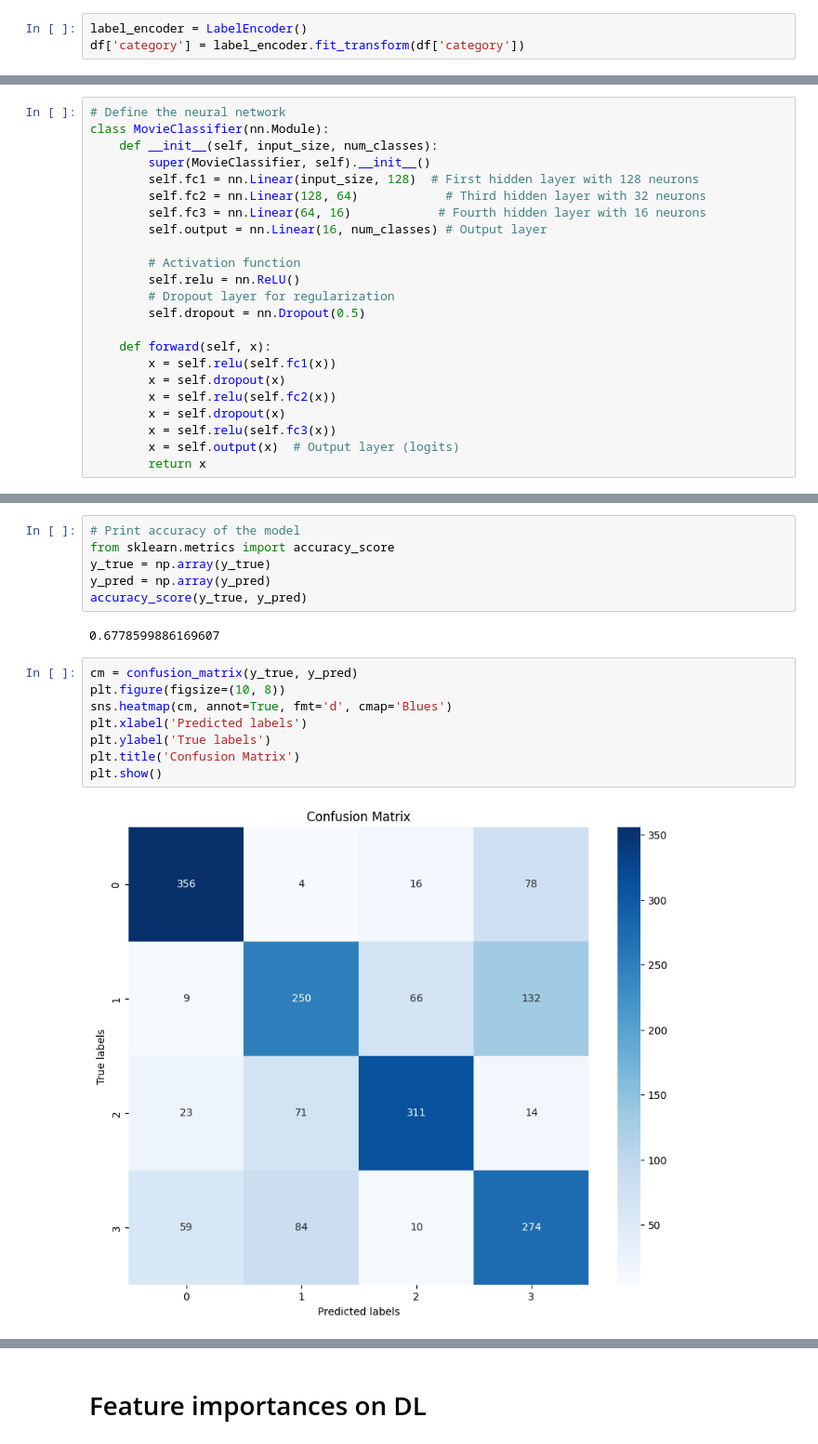
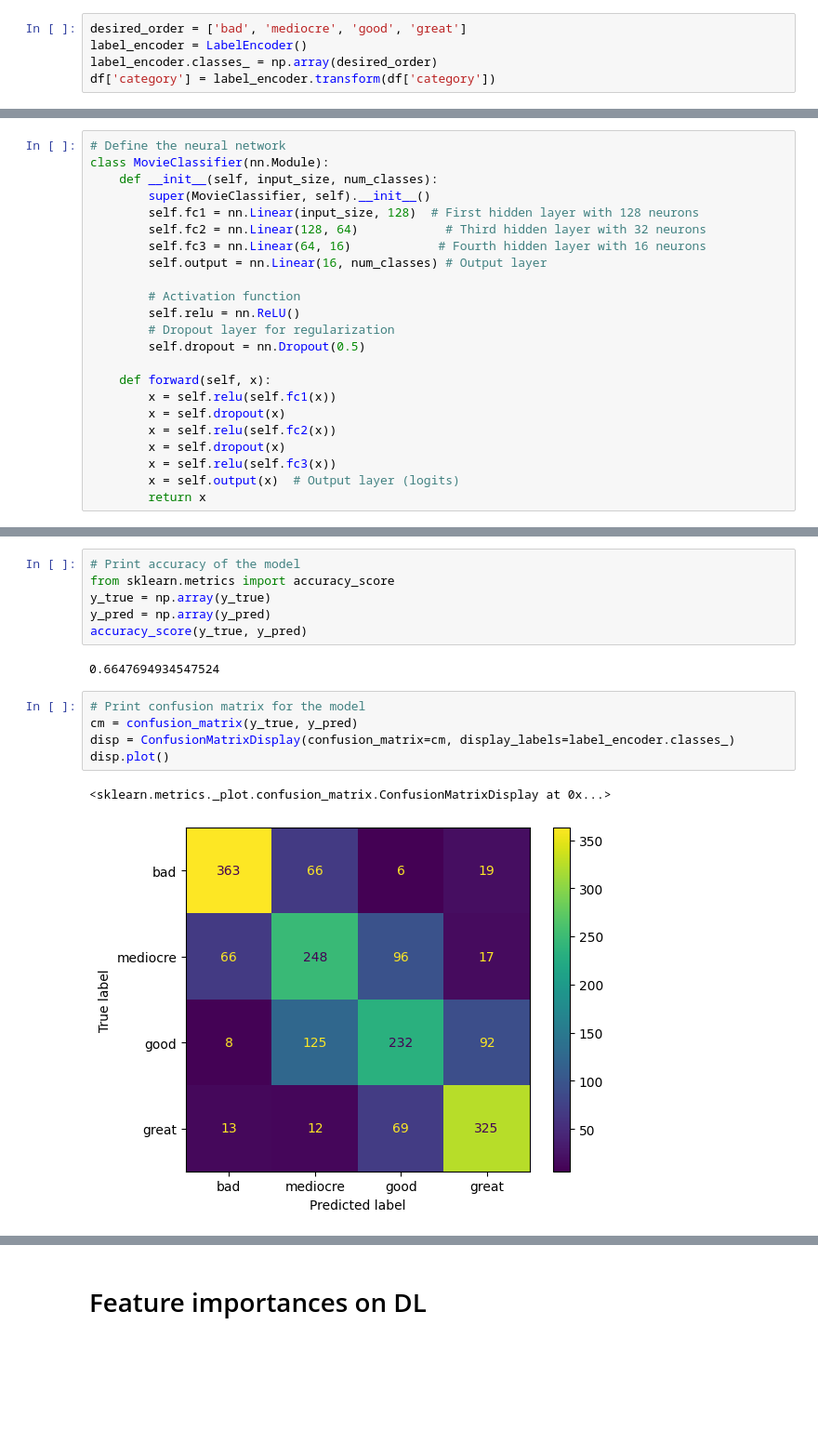
Before and after one commit to jkciesluk/explainable_ai, a Jupyter notebook: movie_classification_dl.ipynb, the cells around one changed output, grey strips where cells are left out. Shown: that part at 93% size. Cells and saved outputs as stored; diff of their text form; blank space fills up the shorter version.

```diff
--- a/movie_classification_dl.ipynb
+++ b/movie_classification_dl.ipynb
@@ -43,6 +44,8 @@ None
 # %%
+desired_order = ['bad', 'mediocre', 'good', 'great']
 label_encoder = LabelEncoder()
-df['category'] = label_encoder.fit_transform(df['category'])
+label_encoder.classes_ = np.array(desired_order)
+df['category'] = label_encoder.transform(df['category'])
 # %% [markdown]
 # NN
 # %%
@@ -181,17 +182,15 @@ y_true = np.array(y_true)
 y_pred = np.array(y_pred)
 accuracy_score(y_true, y_pred)
 # %% [output]
-0.6778599886169607
+0.6647694934547524
-# %%
-cm = confusion_matrix(y_true, y_pred)
-plt.figure(figsize=(10, 8))
-sns.heatmap(cm, annot=True, fmt='d', cmap='Blues')
-plt.xlabel('Predicted labels')
-plt.ylabel('True labels')
-plt.title('Confusion Matrix')
-plt.show()
-# %% [output]
-[figure, removed]
+# %%
+# Print confusion matrix for the model
+cm = confusion_matrix(y_true, y_pred)
+disp = ConfusionMatrixDisplay(confusion_matrix=cm, display_labels=label_encoder.classes_)
+disp.plot()
+# %% [output]
+<sklearn.metrics._plot.confusion_matrix.ConfusionMatrixDisplay at 0x...>
+[figure, added]
 # %%
 from sklearn.tree import DecisionTreeClassifier, export_text
 
```
Also changed, not shown: parts of 9 cells of this notebook, 4 other files.
